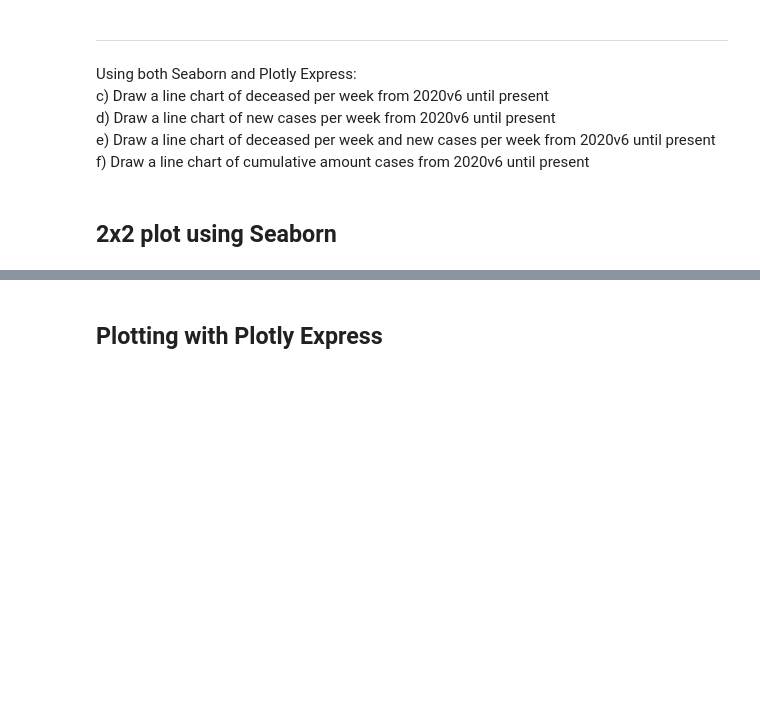
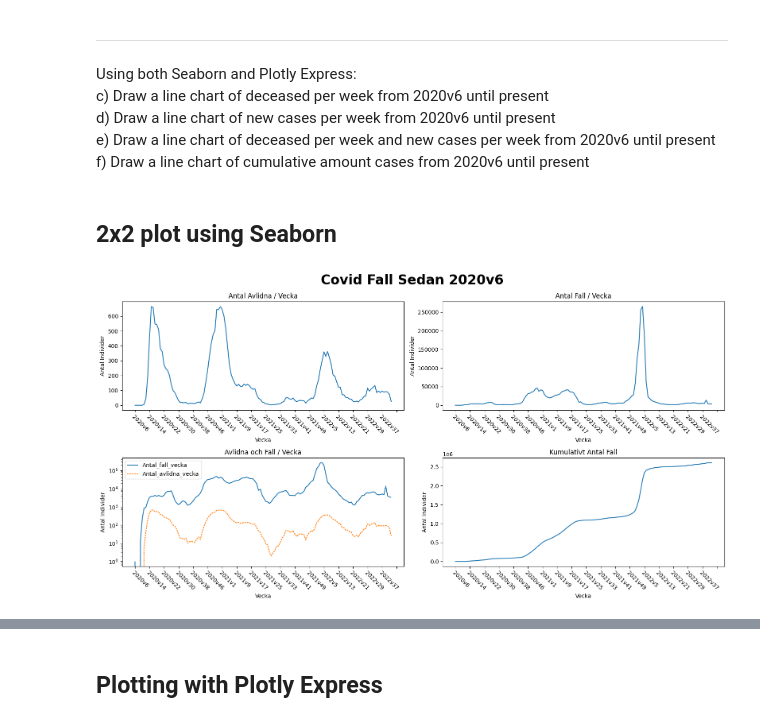
Before and after one commit to Andreas-Svensson/data_processing, a Jupyter notebook: Laboration_Covid19/E1_Data_Covid19.ipynb, the cells around one changed output, grey strips where cells are left out. Saved outputs shown, nothing was run; the diff lists cells and outputs as text; code cells hidden in the pictures; blank space fills up the shorter version.

```diff
--- a/Laboration_Covid19/E1_Data_Covid19.ipynb
+++ b/Laboration_Covid19/E1_Data_Covid19.ipynb
@@ -71,6 +71,30 @@ e) Draw a line chart of deceased per week and new cases per week from 2020v6 unt
 f) Draw a line chart of cumulative amount cases from 2020v6 until present
 # %% [markdown]
 ## 2x2 plot using Seaborn
+# %%
+fig, axes = plt.subplots(2,2, figsize = (16, 8))
+
+titles = ["Antal Avlidna / Vecka", "Antal Fall / Vecka", "Avlidna och Fall / Vecka", "Kumulativt Antal Fall"]
+series = ["Antal_avlidna_vecka", "Antal_fall_vecka", ["Antal_fall_vecka", "Antal_avlidna_vecka"], "Kum_antal_fall"]
+
+for ax, index, title in zip(axes.flatten(), series, titles):
+    if isinstance(index, list):
+        for i, serie in enumerate(index): # i used for ensuring different visuals of each graph input
+            sns.lineplot(df, x = "Vecka", y = serie, ax = ax, label = serie, dashes = [i + 1, i])
+        ax.set_yscale("log")
+    else:
+        sns.lineplot(df, x = "Vecka", y = index, ax = ax)
+
+    ax.set_title(title)
+    ax.set_ylabel("Antal Individer")
+    ax.xaxis.set_major_locator(plt.MaxNLocator(20)) # showing 20 tick labels
+    ax.xaxis.set_tick_params(rotation=-45) # draws ticks at bottom of x axis with rotation
+    plt.setp(ax.get_xticklabels(), ha="left", rotation_mode="anchor") # anchor left part of label to tick
+
+fig.tight_layout()
+fig.suptitle("Covid Fall Sedan 2020v6", fontsize = 24, fontweight = "bold", y = 1.04);
+# %% [output]
+[figure, added]
 # %%
 fig, axes = plt.subplots(2,2, figsize = (16, 8), constrained_layout = False)
 
```
Also changed, not shown: parts of 1 cell of this notebook.
